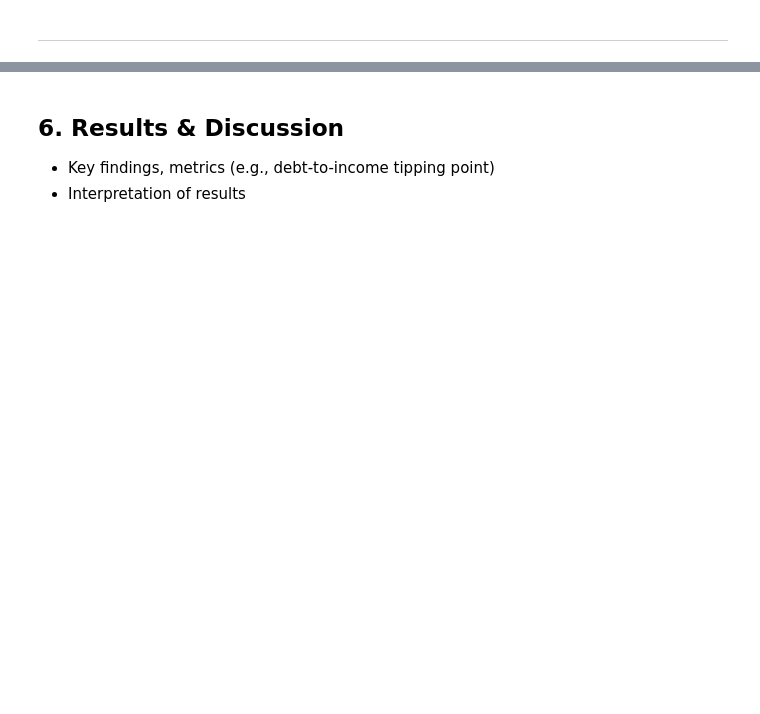
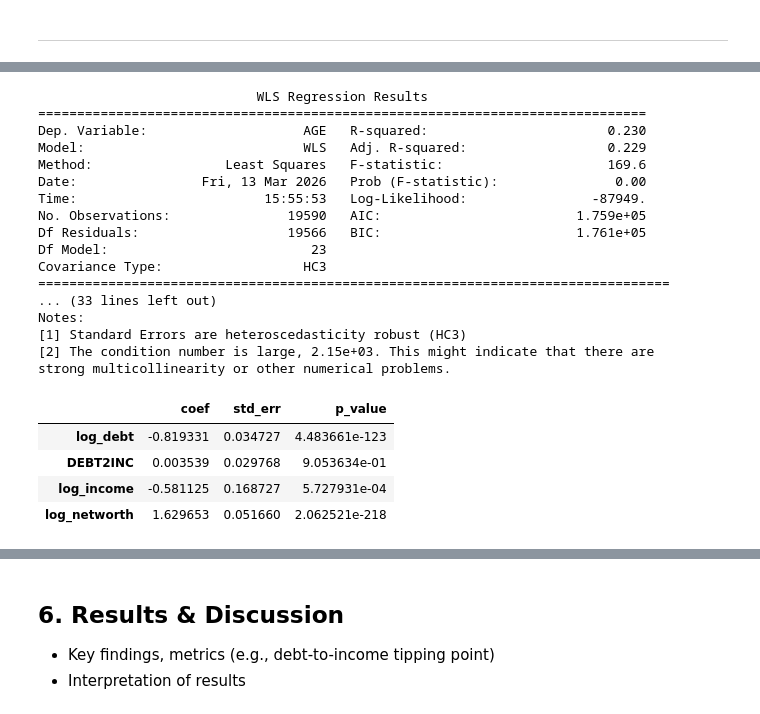
Before and after one commit to RaghavDewangan/Math189FinalProject, a Jupyter notebook: final.ipynb, the cells around one changed output, grey strips where cells are left out. Cells and saved outputs as stored; diff of their text form; code cells hidden in the pictures; blank space fills up the shorter version.

```diff
--- a/final.ipynb
+++ b/final.ipynb
@@ -357,0 +574,42 @@ We will use a t-test on the slope of a linear regression model to test this hypo
+# %%
+# 1) Weighted OLS among homeowners: association between debt burden and age
+ols_formula = "AGE ~ log_debt + DEBT2INC + log_income + log_networth + C(EDUC) + C(RACE) + C(HHSEX)"
+
+ols_fit = smf.wls(
+    ols_formula,
+    data=owners_df,
+    weights=owners_df['WGT']
+).fit(cov_type='HC3')
+
+print(ols_fit.summary())
+
+# Key coefficients table
+ols_key = ols_fit.params.to_frame('coef').join(
+    ols_fit.bse.to_frame('std_err')
+).join(
+    ols_fit.pvalues.to_frame('p_value')
+)
+ols_key.loc[[idx for idx in ols_key.index if idx in ['log_debt', 'DEBT2INC', 'log_income', 'log_networth']]]
+# %% [output]
+                            WLS Regression Results
+==============================================================================
+Dep. Variable:                    AGE   R-squared:                       0.230
+Model:                            WLS   Adj. R-squared:                  0.229
+Method:                 Least Squares   F-statistic:                     169.6
+Date:                Fri, 13 Mar 2026   Prob (F-statistic):               0.00
+Time:                        15:55:53   Log-Likelihood:                -87949.
+No. Observations:               19590   AIC:                         1.759e+05
+Df Residuals:                   19566   BIC:                         1.761e+05
+Df Model:                          23
+Covariance Type:                  HC3
+=================================================================================
+... (33 lines left out)
+Notes:
+[1] Standard Errors are heteroscedasticity robust (HC3)
+[2] The condition number is large, 2.15e+03. This might indicate that there are
+strong multicollinearity or other numerical problems.
+|  | coef | std_err | p_value |
+| log_debt | -0.819331 | 0.034727 | 4.483661e-123 |
+| DEBT2INC | 0.003539 | 0.029768 | 9.053634e-01 |
+| log_income | -0.581125 | 0.168727 | 5.727931e-04 |
+| log_networth | 1.629653 | 0.051660 | 2.062521e-218 |
```
Also changed, not shown: parts of 23 cells of this notebook.
